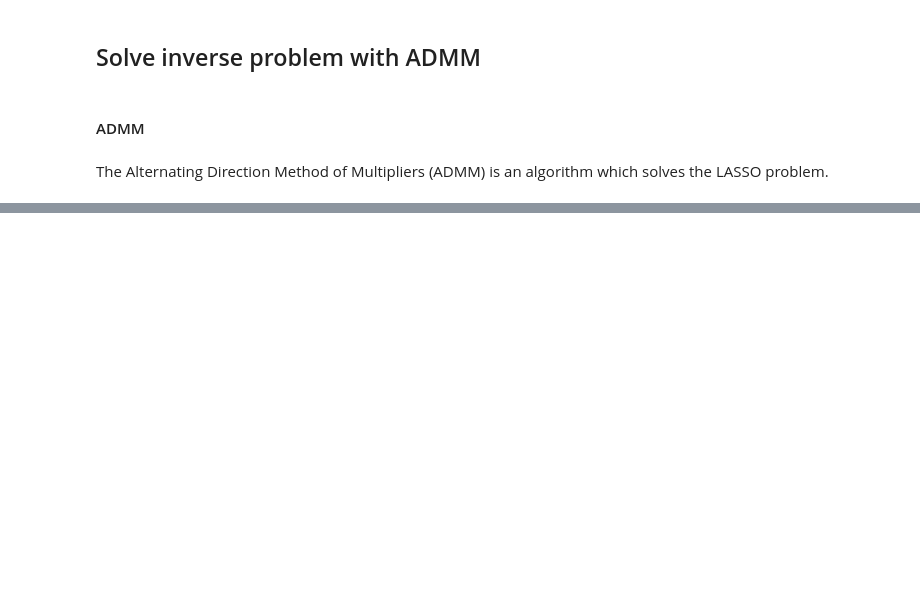
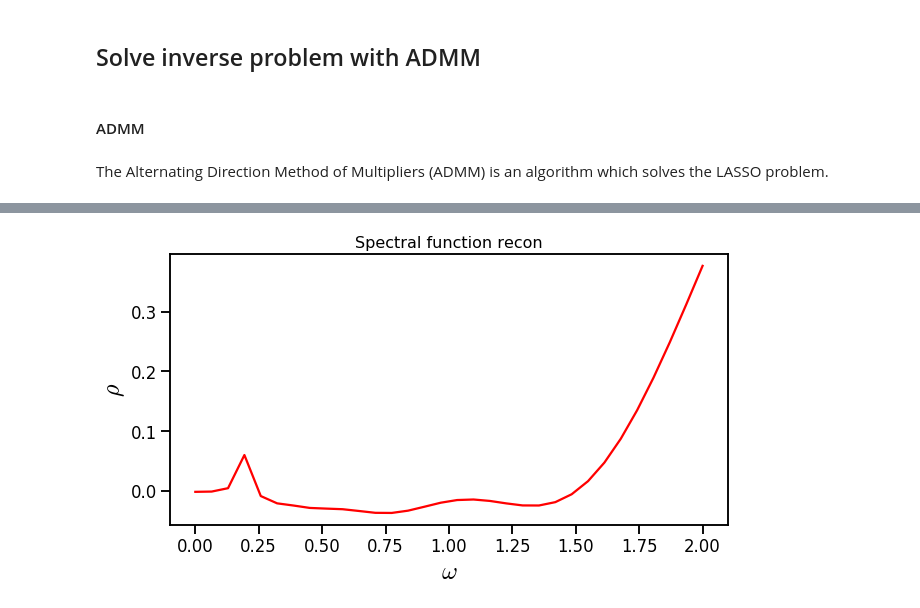
Before and after one commit to poare/lqcd, a Jupyter notebook: spectral/python_scripts/Sparse Modeling.ipynb, the cells around one changed output, grey strips where cells are left out. Drawn from its saved outputs; the diff is of its cells as text; code cells hidden in the pictures; blank space fills up the shorter version.

```diff
--- a/spectral/python_scripts/Sparse Modeling.ipynb
+++ b/spectral/python_scripts/Sparse Modeling.ipynb
@@ -134,0 +132,11 @@ array([[-0.1834591 , -0.34503267,  0.34158856, ..., -0.0230314 ,
+# %%
+# initialize parameters. Here we'll use the default settings.
+params = ADMMParams.default_params(Nomega, d = (Ntau, Nomega))
+params.lam = 0.001
+params.mu = 0.001
+params.mup = 1.
+params.max_iters = 100000
+params.eps = 1e-5
+# %%
+# TODO try L1 norm for fidelity
+rho_recon, xp, resid, iters = admm(G, taus, omegas, params, resid_norm = lpnorm(1))
@@ -134,0 +161,7 @@ array([[-0.1834591 , -0.34503267,  0.34158856, ..., -0.0230314 ,
+# %%
+with sns.plotting_context('talk'):
+    fig, ax = plt.subplots(1, figsize = (10, 5))
+    plot_1d_function(ax, omegas, rho_recon, colors = 'r', title = 'Spectral function recon', \
+                     ax_label = ['$\\omega$', '$\\rho$'], legend = False)
+# %% [output]
+[figure, added]
```
Also changed, not shown: parts of 17 cells of this notebook, 20 other files.
